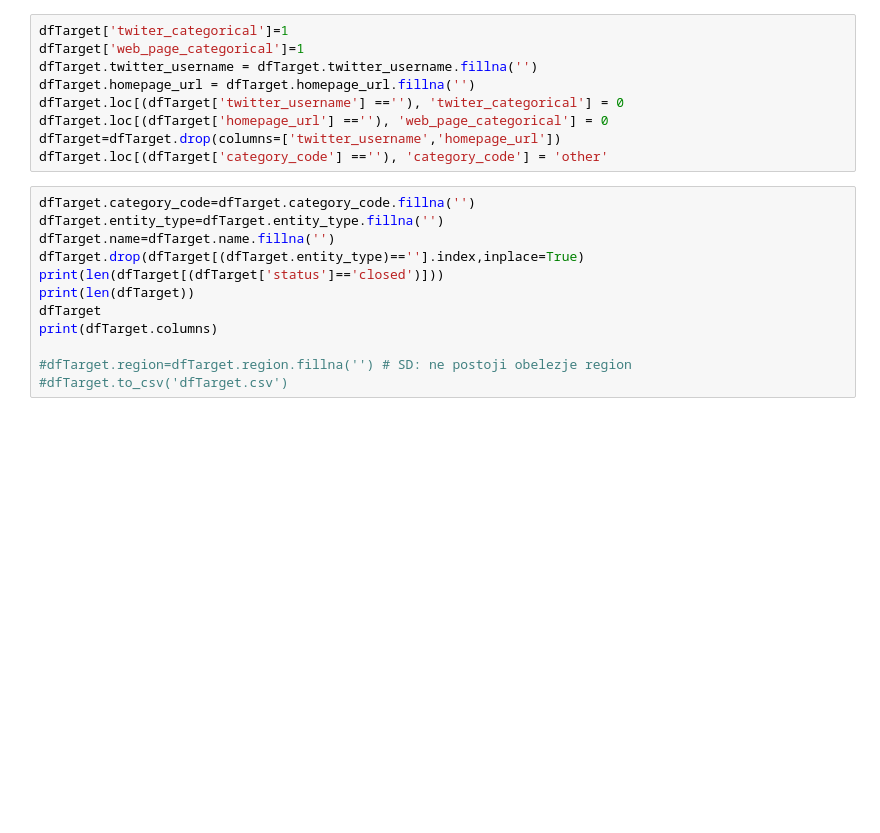
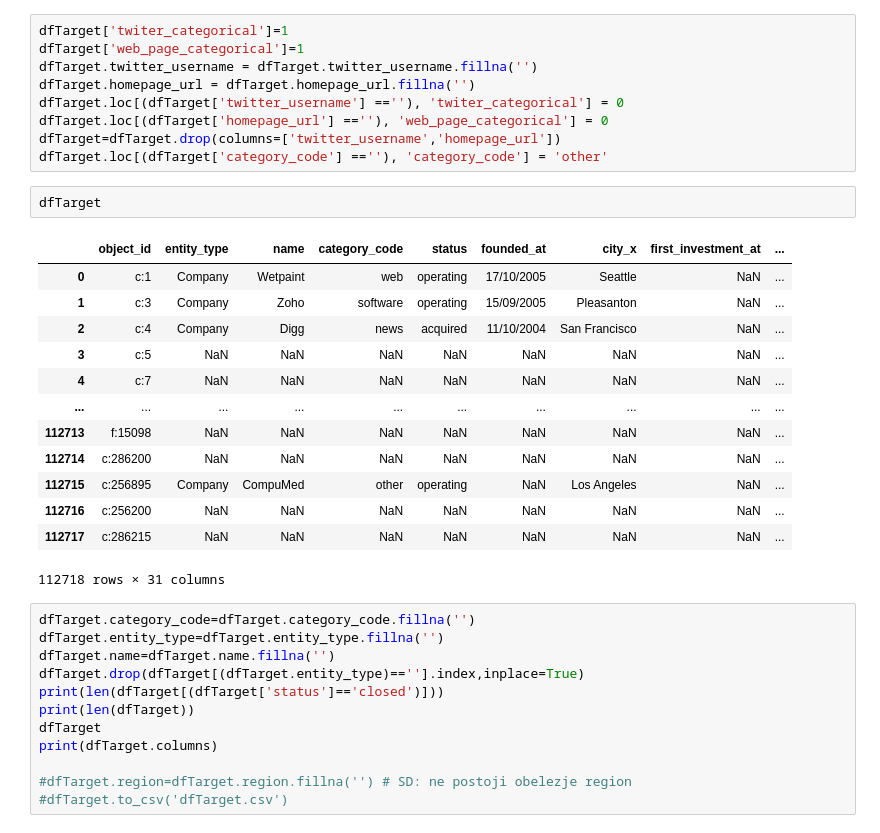
Before and after one commit to djordjekrsmanovic/siap, a Jupyter notebook: KT1.ipynb, the cells around one changed output. Drawn from its saved outputs; the diff is of its cells as text; blank space fills up the shorter version.

```diff
--- a/KT1.ipynb
+++ b/KT1.ipynb
@@ -249,6 +230,22 @@ dfTarget.loc[(dfTarget['twitter_username'] ==''), 'twiter_categorical'] = 0
 dfTarget.loc[(dfTarget['homepage_url'] ==''), 'web_page_categorical'] = 0
 dfTarget=dfTarget.drop(columns=['twitter_username','homepage_url'])
 dfTarget.loc[(dfTarget['category_code'] ==''), 'category_code'] = 'other'
+# %%
+dfTarget
+# %% [output]
+|  | object_id | entity_type | name | category_code | status | founded_at | city_x | first_investment_at | ... |
+| 0 | c:1 | Company | Wetpaint | web | operating | 17/10/2005 | Seattle | NaN | ... |
+| 1 | c:3 | Company | Zoho | software | operating | 15/09/2005 | Pleasanton | NaN | ... |
+| 2 | c:4 | Company | Digg | news | acquired | 11/10/2004 | San Francisco | NaN | ... |
+| 3 | c:5 | NaN | NaN | NaN | NaN | NaN | NaN | NaN | ... |
+| 4 | c:7 | NaN | NaN | NaN | NaN | NaN | NaN | NaN | ... |
+| ... | ... | ... | ... | ... | ... | ... | ... | ... | ... |
+| 112713 | f:15098 | NaN | NaN | NaN | NaN | NaN | NaN | NaN | ... |
+| 112714 | c:286200 | NaN | NaN | NaN | NaN | NaN | NaN | NaN | ... |
+| 112715 | c:256895 | Company | CompuMed | other | operating | NaN | Los Angeles | NaN | ... |
+| 112716 | c:256200 | NaN | NaN | NaN | NaN | NaN | NaN | NaN | ... |
+| 112717 | c:286215 | NaN | NaN | NaN | NaN | NaN | NaN | NaN | ... |
+112718 rows × 31 columns
 # %%
 dfTarget.category_code=dfTarget.category_code.fillna('')
 dfTarget.entity_type=dfTarget.entity_type.fillna('')
```
Also changed, not shown: parts of 24 cells of this notebook, 6 other files.
